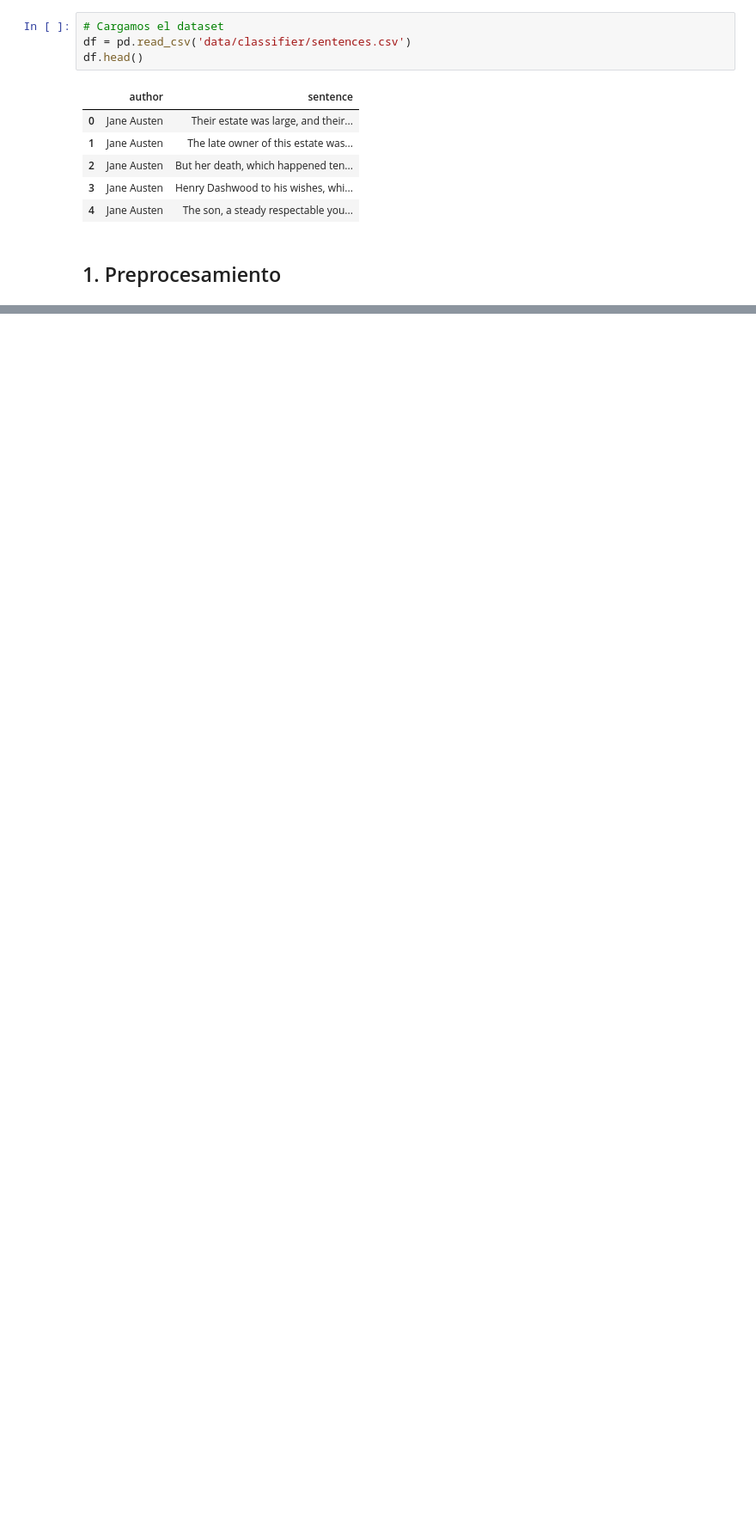
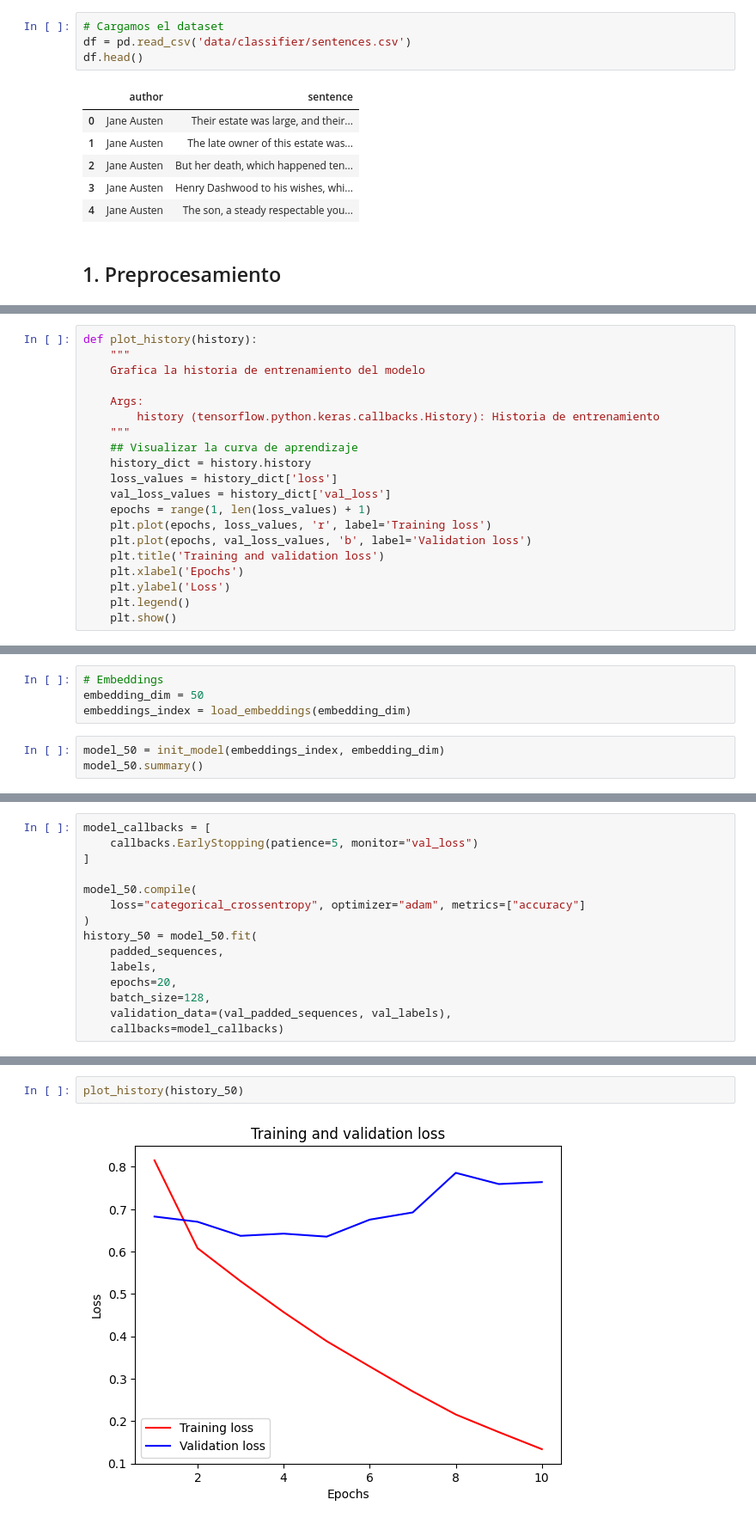
Before and after one commit to oyar99/nlp, a Jupyter notebook: HW04/PuntoIV.ipynb, the cells around one changed output, grey strips where cells are left out. Shown at 86% size. Cells and saved outputs as stored; diff of their text form; blank space fills up the shorter version.

```diff
--- a/HW04/PuntoIV.ipynb
+++ b/HW04/PuntoIV.ipynb
@@ -67,0 +204,20 @@ Name: sentence, dtype: object
+# %%
+def plot_history(history):
+    """
+    Grafica la historia de entrenamiento del modelo
+
+    Args:
+        history (tensorflow.python.keras.callbacks.History): Historia de entrenamiento
+    """
+    ## Visualizar la curva de aprendizaje
+    history_dict = history.history
+    loss_values = history_dict['loss']
+    val_loss_values = history_dict['val_loss']
+    epochs = range(1, len(loss_values) + 1)
+    plt.plot(epochs, loss_values, 'r', label='Training loss')
+    plt.plot(epochs, val_loss_values, 'b', label='Validation loss')
+    plt.title('Training and validation loss')
+    plt.xlabel('Epochs')
+    plt.ylabel('Loss')
+    plt.legend()
+    plt.show()
@@ -67,0 +226,7 @@ Name: sentence, dtype: object
+# %%
+# Embeddings
+embedding_dim = 50
+embeddings_index = load_embeddings(embedding_dim)
+# %%
+model_50 = init_model(embeddings_index, embedding_dim)
+model_50.summary()
@@ -67,0 +251,15 @@ Name: sentence, dtype: object
+# %%
+model_callbacks = [
+    callbacks.EarlyStopping(patience=5, monitor="val_loss")
+]
+
+model_50.compile(
+    loss="categorical_crossentropy", optimizer="adam", metrics=["accuracy"]
+)
+history_50 = model_50.fit(
+    padded_sequences,
+    labels,
+    epochs=20,
+    batch_size=128,
+    validation_data=(val_padded_sequences, val_labels),
+    callbacks=model_callbacks)
@@ -67,0 +287,4 @@ Name: sentence, dtype: object
+# %%
+plot_history(history_50)
+# %% [output]
+[figure, added]
```
Also changed, not shown: parts of 30 cells of this notebook.
